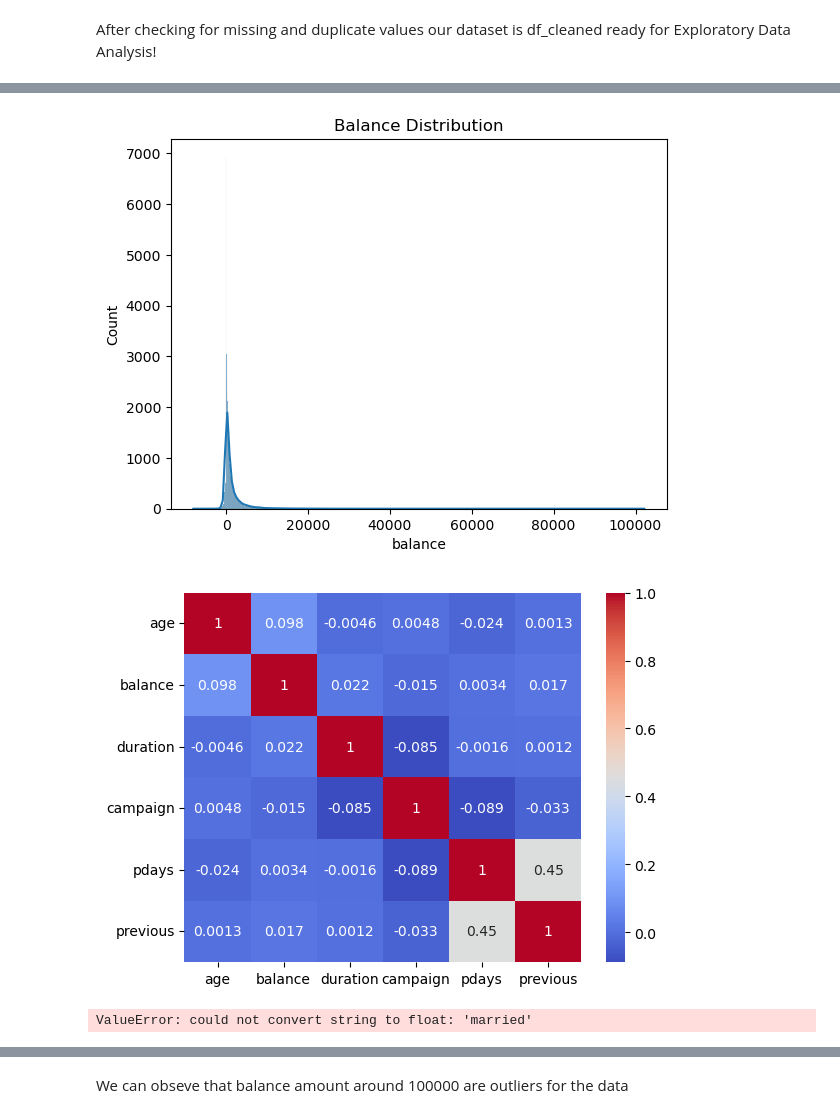
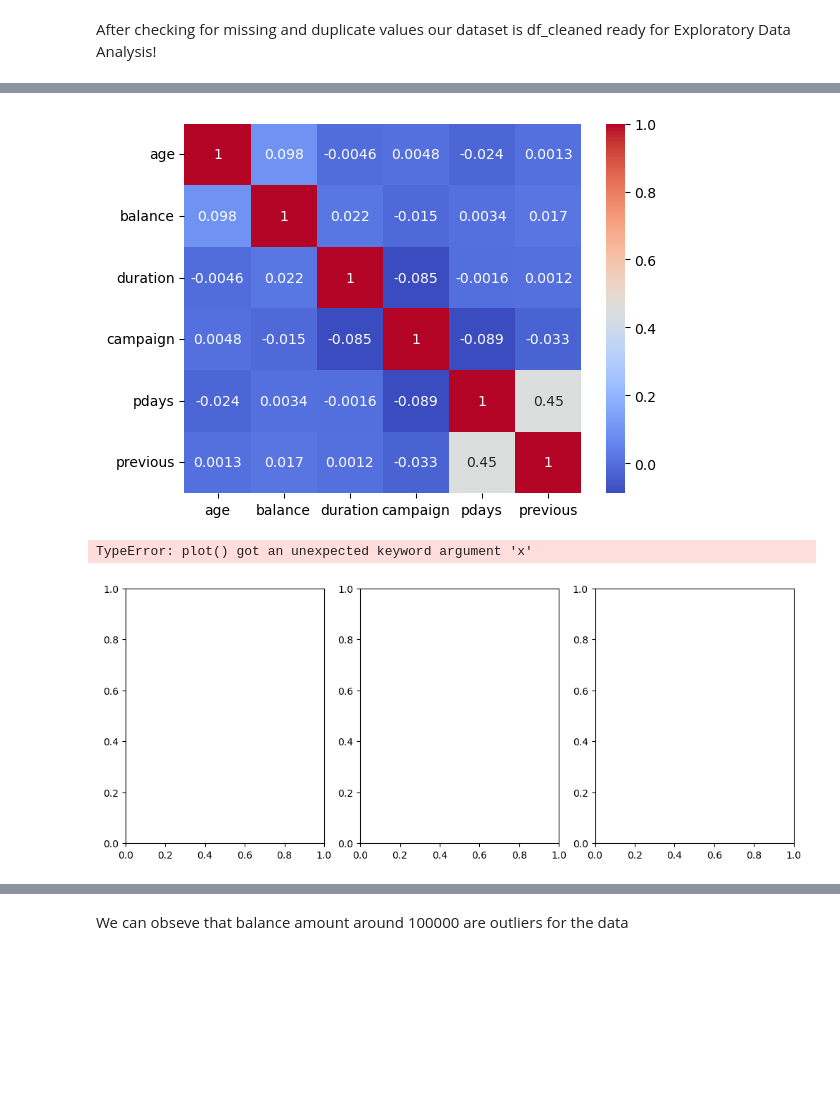
Before and after one commit to amirfarimani/DSI_Team_Project_Bank_Marketing, a Jupyter notebook: experiments/data_processing.ipynb, the cells around one changed output, grey strips where cells are left out. Saved outputs shown, nothing was run; the diff lists cells and outputs as text; code cells hidden in the pictures; blank space fills up the shorter version.

```diff
--- a/experiments/data_processing.ipynb
+++ b/experiments/data_processing.ipynb
@@ -392,26 +392,27 @@ Identify outliers.
 # %%
-import seaborn as sns
-import matplotlib.pyplot as plt
-
-# Example: Visualize balance distribution
-sns.histplot(df_cleaned['balance'], kde=True)
-plt.title("Balance Distribution")
-plt.show()
+# import seaborn as sns
+# import matplotlib.pyplot as plt
 
 # Correlation heatmap for numeric columns
 numerical_columns = ['age', 'balance', 'duration', 'campaign', 'pdays', 'previous']
 sns.heatmap(df_cleaned[numerical_columns].corr(), annot=True, cmap='coolwarm')
 plt.show()
 # %% [output]
-[figure, old version]
+[figure, new version]
-[figure, removed]
-# %%
-# Correlation heatmap for all columns
-numerical_columns = ['age', 'balance', 'duration', 'campaign', 'pdays', 'previous']
-col=['contact', 'poutcome']
-sns.heatmap(df_cleaned.corr(), annot=True, cmap='coolwarm')
-plt.show()
-# %% [output]
-ValueError: could not convert string to float: 'married'
+# %%
+fig,someaxes = plt.subplot_mosaic([['ax1', 'ax2', 'ax3']],
+                                  figsize=(10,4),
+                                  layout="constrained")
+someaxes["ax1"].plot(data=df, x='poutcome', hue='y')
+someaxes["ax2"].plot(data=df, x='contact', hue='y')
+someaxes["ax3"].bar(data=df, x='contact', hue='y')
+
+
+someaxes["ax1"].set_xlabel("A big Label", fontsize = 18)
+someaxes["ax2"].set_xlabel("Another Label", fontsize = 18)
+someaxes["ax3"].set_xlabel("Label 2: 2 Fast 2 Furious", fontsize = 18)
+# %% [output]
+TypeError: plot() got an unexpected keyword argument 'x'
+[figure, added]
 # %%
 # Visualize distributions (e.g., histograms or boxplots)
```
Also changed, not shown: parts of 50 cells of this notebook, 7 other files.
